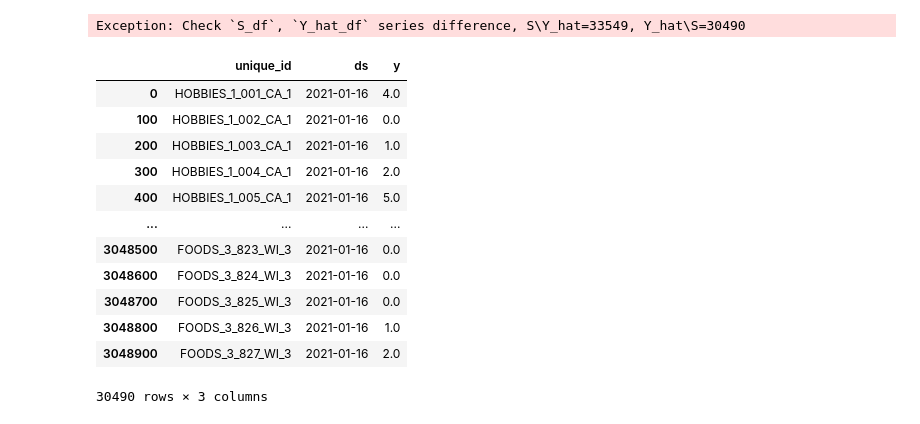
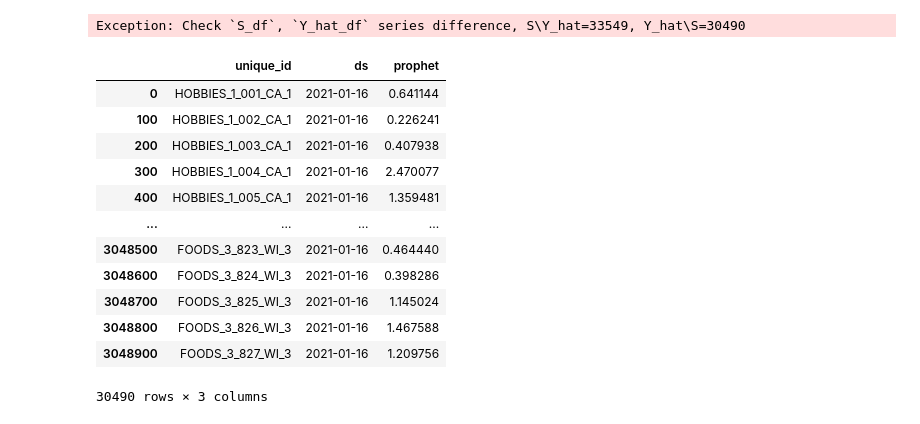
Before and after one commit to liaopeiyuan/large-scale-hts-reconciliation, a Jupyter notebook: nixtla_evaluation/evaluate_m5.ipynb, the cells around one changed output. Saved outputs shown, nothing was run; the diff lists cells and outputs as text; code cells hidden in the pictures.

```diff
--- a/nixtla_evaluation/evaluate_m5.ipynb
+++ b/nixtla_evaluation/evaluate_m5.ipynb
@@ -137,18 +135,18 @@ print(end - start)
 # %% [output]
 Exception: Check `S_df`, `Y_hat_df` series difference, S\Y_hat=33549, Y_hat\S=30490
 # %%
-Y
+Y_hat
 # %% [output]
-|  | unique_id | ds | y |
-| 0 | HOBBIES_1_001_CA_1 | 2021-01-16 | 4.0 |
-| 100 | HOBBIES_1_002_CA_1 | 2021-01-16 | 0.0 |
-| 200 | HOBBIES_1_003_CA_1 | 2021-01-16 | 1.0 |
-| 300 | HOBBIES_1_004_CA_1 | 2021-01-16 | 2.0 |
-| 400 | HOBBIES_1_005_CA_1 | 2021-01-16 | 5.0 |
+|  | unique_id | ds | prophet |
+| 0 | HOBBIES_1_001_CA_1 | 2021-01-16 | 0.641144 |
+| 100 | HOBBIES_1_002_CA_1 | 2021-01-16 | 0.226241 |
+| 200 | HOBBIES_1_003_CA_1 | 2021-01-16 | 0.407938 |
+| 300 | HOBBIES_1_004_CA_1 | 2021-01-16 | 2.470077 |
+| 400 | HOBBIES_1_005_CA_1 | 2021-01-16 | 1.359481 |
 | ... | ... | ... | ... |
-| 3048500 | FOODS_3_823_WI_3 | 2021-01-16 | 0.0 |
-| 3048600 | FOODS_3_824_WI_3 | 2021-01-16 | 0.0 |
-| 3048700 | FOODS_3_825_WI_3 | 2021-01-16 | 0.0 |
-| 3048800 | FOODS_3_826_WI_3 | 2021-01-16 | 1.0 |
-| 3048900 | FOODS_3_827_WI_3 | 2021-01-16 | 2.0 |
+| 3048500 | FOODS_3_823_WI_3 | 2021-01-16 | 0.464440 |
+| 3048600 | FOODS_3_824_WI_3 | 2021-01-16 | 0.398286 |
+| 3048700 | FOODS_3_825_WI_3 | 2021-01-16 | 1.145024 |
+| 3048800 | FOODS_3_826_WI_3 | 2021-01-16 | 1.467588 |
+| 3048900 | FOODS_3_827_WI_3 | 2021-01-16 | 1.209756 |
 30490 rows × 3 columns
```
Also changed, not shown: parts of 9 cells of this notebook, 1 other file.
